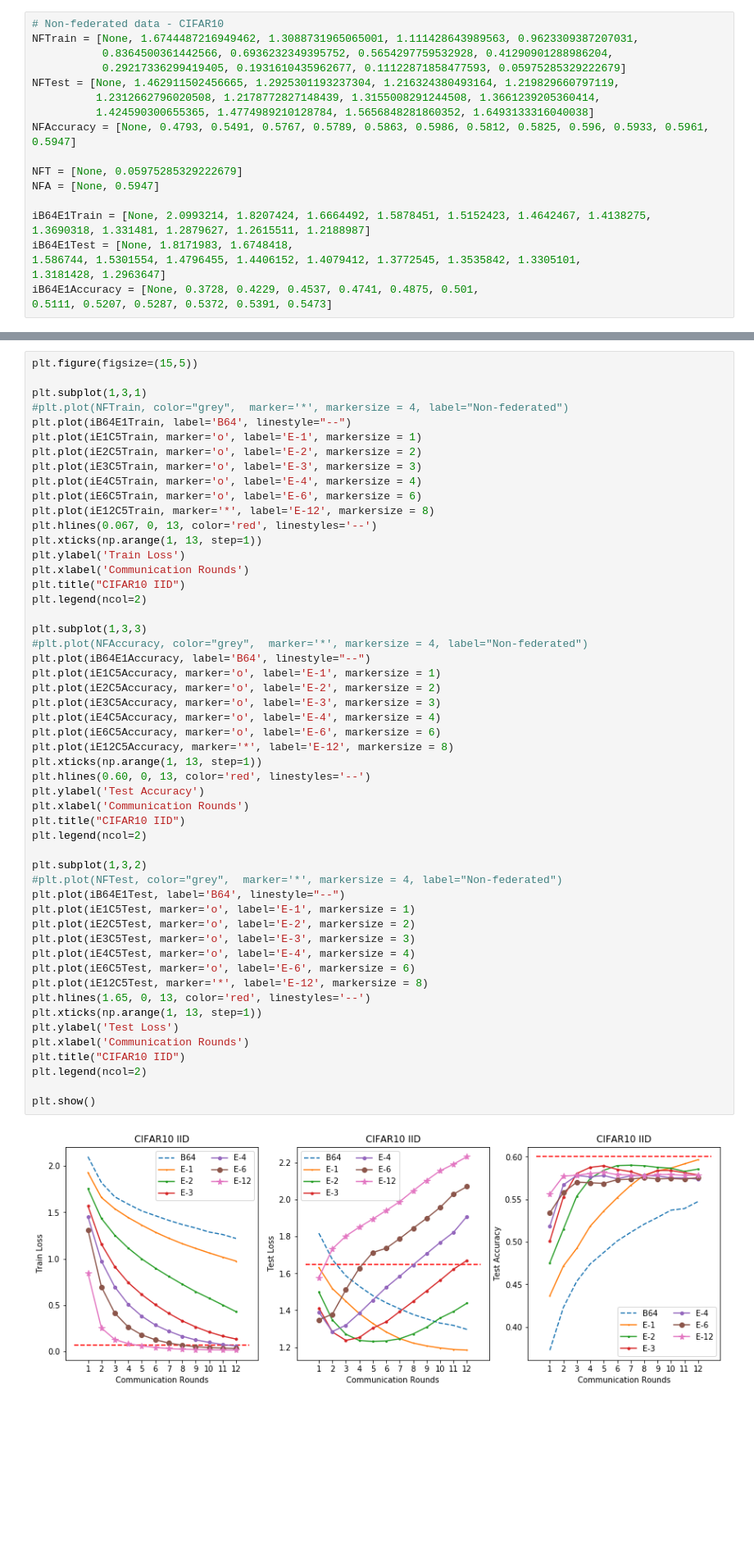
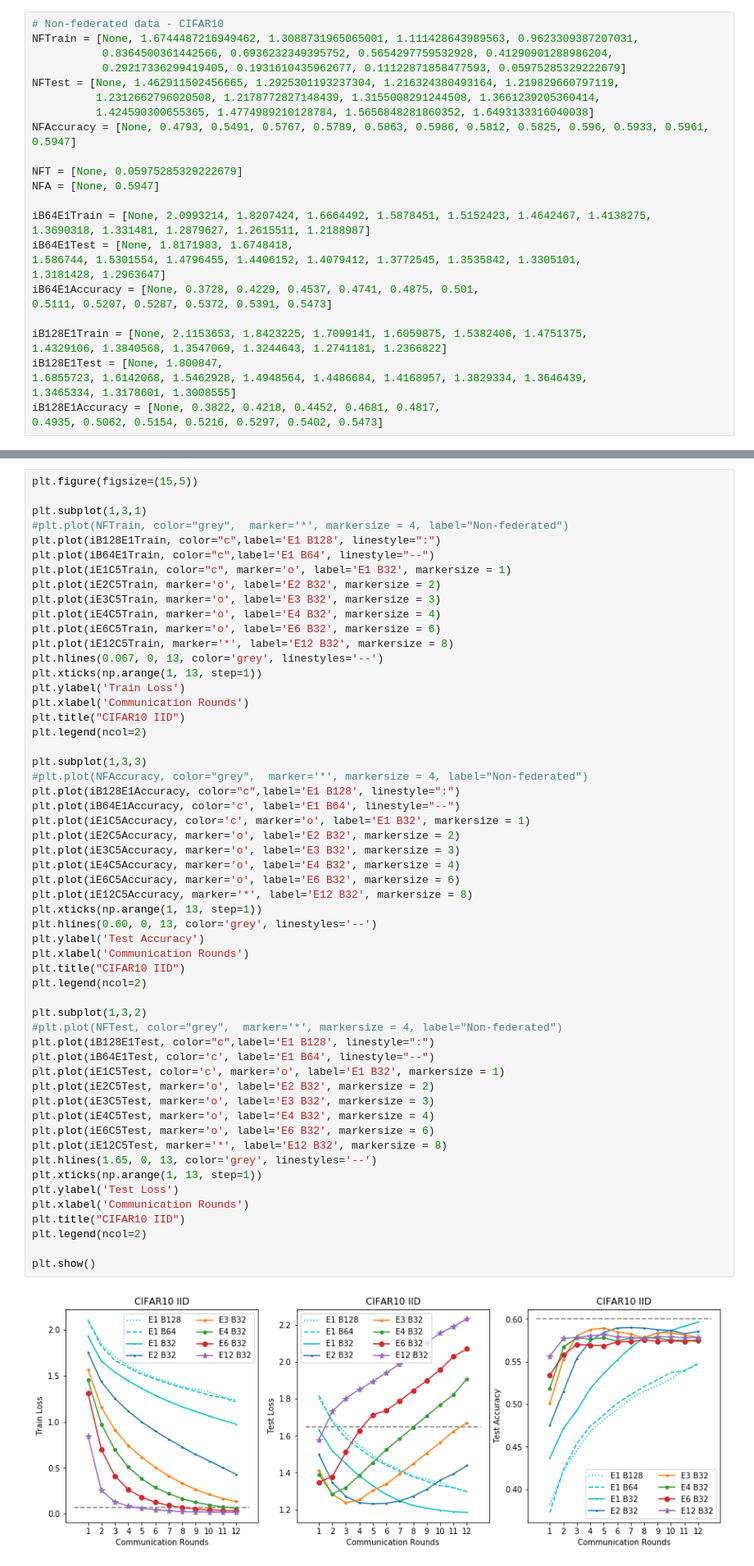
Before and after one commit to abogdanova/FedMed, a Jupyter notebook: Experiments.ipynb, the cells around one changed output, grey strips where cells are left out. Shown at 82% size. Cells and saved outputs as stored; diff of their text form; blank space fills up the shorter version.

```diff
--- a/Experiments.ipynb
+++ b/Experiments.ipynb
@@ -22,6 +22,14 @@ iB64E1Test = [None, 1.8171983, 1.6748418,
 1.3181428, 1.2963647]
 iB64E1Accuracy = [None, 0.3728, 0.4229, 0.4537, 0.4741, 0.4875, 0.501,
 0.5111, 0.5207, 0.5287, 0.5372, 0.5391, 0.5473]
+
+iB128E1Train = [None, 2.1153653, 1.8423225, 1.7099141, 1.6059875, 1.5382406, 1.4751375,
+1.4329106, 1.3840568, 1.3547069, 1.3244643, 1.2741181, 1.2366822]
+iB128E1Test = [None, 1.800847,
+1.6855723, 1.6142068, 1.5462928, 1.4948564, 1.4486684, 1.4168957, 1.3829334, 1.3646439,
+1.3465334, 1.3178601, 1.3008555]
+iB128E1Accuracy = [None, 0.3822, 0.4218, 0.4452, 0.4681, 0.4817,
+0.4935, 0.5062, 0.5154, 0.5216, 0.5297, 0.5402, 0.5473]
 # %%
 NFTrain = [None, 1.3232967356872558, 0.9961683802986145, 0.8420835339546203, 0.710059242477417, 0.5849405113220215, 0.46429339324951174, 0.36313315859794615, 0.27140976319074633, 0.20994474493026732, 0.16406227116346359, 0.1421437334215641, 0.12076241234064101]
 NFTest = [None, 1.1057145614624024, 1.0552318140029908, 0.9381872886657715, 0.9564949033737182, 0.9604234024047852, 0.9904641200065613, 1.0908450262069702, 1.167486741733551, 1.2371498271942138, 1.3352687187194825, 1.4110024309158324, 1.4301645185470582]
@@ -29,57 +37,60 @@ NFAccuracy = [None, 0.6149, 0.6311, 0.6805, 0.6707, 0.6761, 0.6789, 0.6718, 0.66
 # %%
 plt.figure(figsize=(15,5))
 
 plt.subplot(1,3,1)
 #plt.plot(NFTrain, color="grey",  marker='*', markersize = 4, label="Non-federated")
-plt.plot(iB64E1Train, label='B64', linestyle="--")
-plt.plot(iE1C5Train, marker='o', label='E-1', markersize = 1)
-plt.plot(iE2C5Train, marker='o', label='E-2', markersize = 2)
-plt.plot(iE3C5Train, marker='o', label='E-3', markersize = 3)
-plt.plot(iE4C5Train, marker='o', label='E-4', markersize = 4)
-plt.plot(iE6C5Train, marker='o', label='E-6', markersize = 6)
-plt.plot(iE12C5Train, marker='*', label='E-12', markersize = 8)
-plt.hlines(0.067, 0, 13, color='red', linestyles='--')
+plt.plot(iB128E1Train, color="c",label='E1 B128', linestyle=":")
+plt.plot(iB64E1Train, color="c",label='E1 B64', linestyle="--")
+plt.plot(iE1C5Train, color="c", marker='o', label='E1 B32', markersize = 1)
+plt.plot(iE2C5Train, marker='o', label='E2 B32', markersize = 2)
+plt.plot(iE3C5Train, marker='o', label='E3 B32', markersize = 3)
+plt.plot(iE4C5Train, marker='o', label='E4 B32', markersize = 4)
+plt.plot(iE6C5Train, marker='o', label='E6 B32', markersize = 6)
+plt.plot(iE12C5Train, marker='*', label='E12 B32', markersize = 8)
+plt.hlines(0.067, 0, 13, color='grey', linestyles='--')
 plt.xticks(np.arange(1, 13, step=1))
 plt.ylabel('Train Loss')
 plt.xlabel('Communication Rounds')
 plt.title("CIFAR10 IID")
 plt.legend(ncol=2)
 
 plt.subplot(1,3,3)
 #plt.plot(NFAccuracy, color="grey",  marker='*', markersize = 4, label="Non-federated")
-plt.plot(iB64E1Accuracy, label='B64', linestyle="--")
-plt.plot(iE1C5Accuracy, marker='o', label='E-1', markersize = 1)
-plt.plot(iE2C5Accuracy, marker='o', label='E-2', markersize = 2)
-plt.plot(iE3C5Accuracy, marker='o', label='E-3', markersize = 3)
-plt.plot(iE4C5Accuracy, marker='o', label='E-4', markersize = 4)
-plt.plot(iE6C5Accuracy, marker='o', label='E-6', markersize = 6)
-plt.plot(iE12C5Accuracy, marker='*', label='E-12', markersize = 8)
+plt.plot(iB128E1Accuracy, color="c",label='E1 B128', linestyle=":")
+plt.plot(iB64E1Accuracy, color='c', label='E1 B64', linestyle="--")
+plt.plot(iE1C5Accuracy, color='c', marker='o', label='E1 B32', markersize = 1)
+plt.plot(iE2C5Accuracy, marker='o', label='E2 B32', markersize = 2)
+plt.plot(iE3C5Accuracy, marker='o', label='E3 B32', markersize = 3)
+plt.plot(iE4C5Accuracy, marker='o', label='E4 B32', markersize = 4)
+plt.plot(iE6C5Accuracy, marker='o', label='E6 B32', markersize = 6)
+plt.plot(iE12C5Accuracy, marker='*', label='E12 B32', markersize = 8)
 plt.xticks(np.arange(1, 13, step=1))
-plt.hlines(0.60, 0, 13, color='red', linestyles='--')
+plt.hlines(0.60, 0, 13, color='grey', linestyles='--')
 plt.ylabel('Test Accuracy')
 plt.xlabel('Communication Rounds')
 plt.title("CIFAR10 IID")
 plt.legend(ncol=2)
 
 plt.subplot(1,3,2)
 #plt.plot(NFTest, color="grey",  marker='*', markersize = 4, label="Non-federated")
-plt.plot(iB64E1Test, label='B64', linestyle="--")
-plt.plot(iE1C5Test, marker='o', label='E-1', markersize = 1)
-plt.plot(iE2C5Test, marker='o', label='E-2', markersize = 2)
-plt.plot(iE3C5Test, marker='o', label='E-3', markersize = 3)
-plt.plot(iE4C5Test, marker='o', label='E-4', markersize = 4)
-plt.plot(iE6C5Test, marker='o', label='E-6', markersize = 6)
-plt.plot(iE12C5Test, marker='*', label='E-12', markersize = 8)
-plt.hlines(1.65, 0, 13, color='red', linestyles='--')
+plt.plot(iB128E1Test, color="c",label='E1 B128', linestyle=":")
+plt.plot(iB64E1Test, color='c', label='E1 B64', linestyle="--")
+plt.plot(iE1C5Test, color='c', marker='o', label='E1 B32', markersize = 1)
+plt.plot(iE2C5Test, marker='o', label='E2 B32', markersize = 2)
+plt.plot(iE3C5Test, marker='o', label='E3 B32', markersize = 3)
+plt.plot(iE4C5Test, marker='o', label='E4 B32', markersize = 4)
+plt.plot(iE6C5Test, marker='o', label='E6 B32', markersize = 6)
+plt.plot(iE12C5Test, marker='*', label='E12 B32', markersize = 8)
+plt.hlines(1.65, 0, 13, color='grey', linestyles='--')
 plt.xticks(np.arange(1, 13, step=1))
 plt.ylabel('Test Loss')
 plt.xlabel('Communication Rounds')
 plt.title("CIFAR10 IID")
 plt.legend(ncol=2)
 
 plt.show()
 # %% [output]
-[figure, old version]
+[figure, new version]
 # %% [markdown]
 All of the experiments were conducted on CIFAR10 dataset [ref]. It consists of 60000 small-resolution color images in 10 classes: airplane, automobile, bird, cat, deer, dog, frog, horse, ship, and truck; and is often used for benchmarking image classification algorithms.
 In order to test federated learning on semi-distributed data we assembled several training datasets. In all scenarios, we split 10000 images among 5 users and tested on a holdout data of 10000 images.
```
Also changed, not shown: parts of 5 cells of this notebook, 5 other files.
